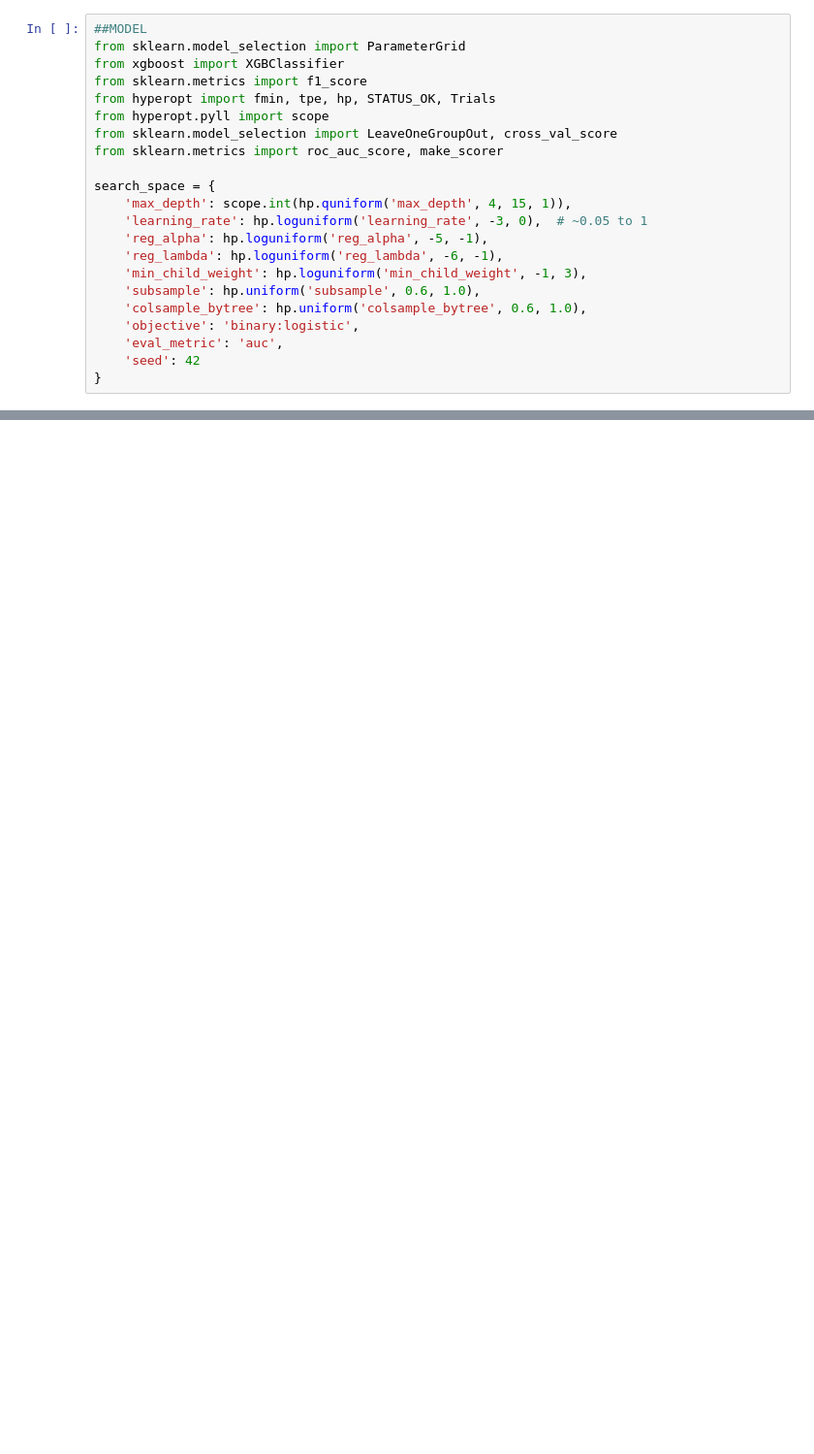
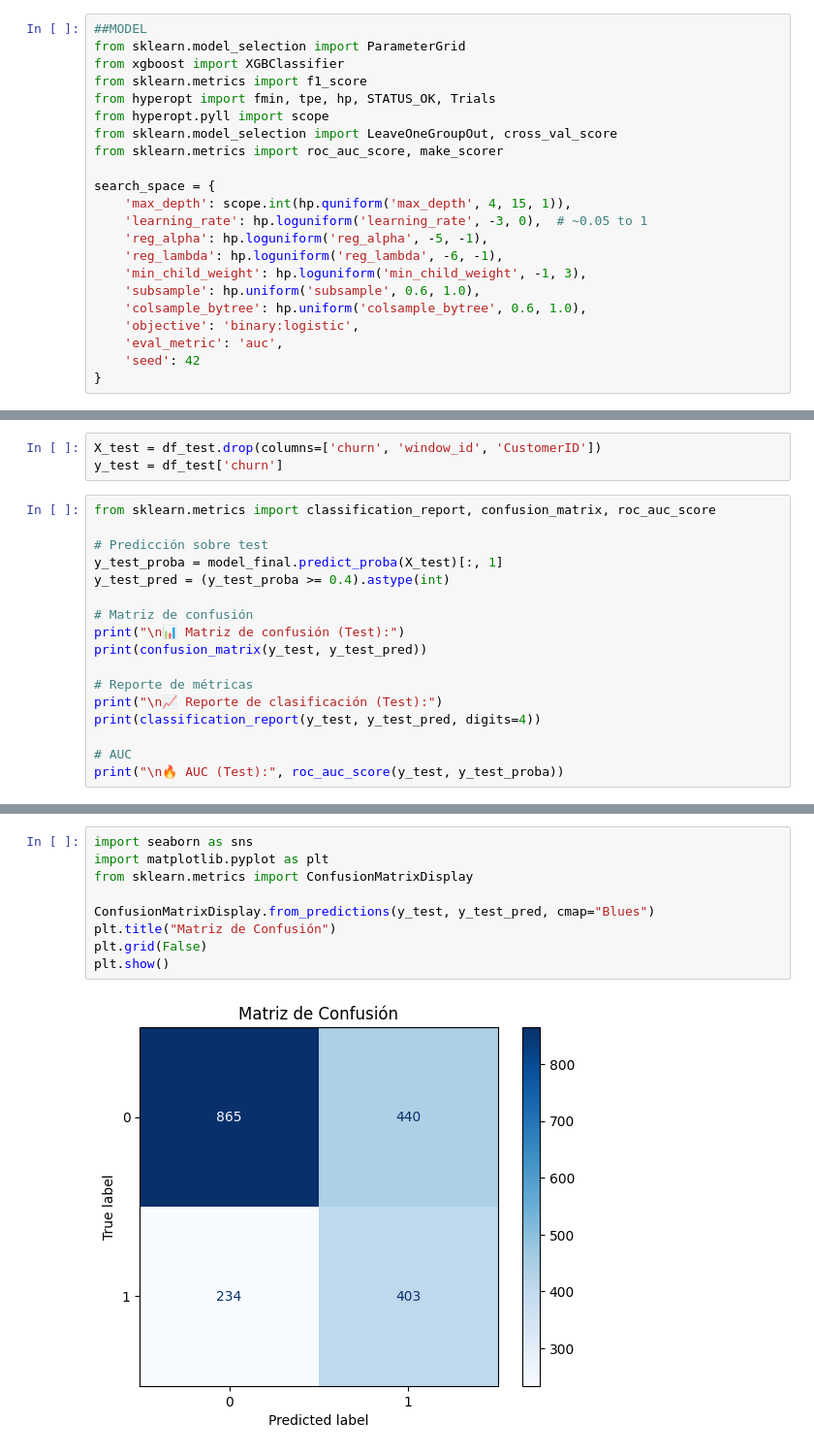
Before and after one commit to Leonel481/mlops-dtc-project, a Jupyter notebook: dev/churn.ipynb, the cells around one changed output, grey strips where cells are left out. Shown at 97% size. Saved outputs shown, nothing was run; the diff lists cells and outputs as text; blank space fills up the shorter version.

Commit message:
creating models

```diff
--- a/dev/churn.ipynb
+++ b/dev/churn.ipynb
@@ -1554,0 +1351,20 @@ plt.show()
+# %%
+X_test = df_test.drop(columns=['churn', 'window_id', 'CustomerID'])
+y_test = df_test['churn']
+# %%
+from sklearn.metrics import classification_report, confusion_matrix, roc_auc_score
+
+# Predicción sobre test
+y_test_proba = model_final.predict_proba(X_test)[:, 1]
+y_test_pred = (y_test_proba >= 0.4).astype(int)
+
+# Matriz de confusión
+print("\n📊 Matriz de confusión (Test):")
+print(confusion_matrix(y_test, y_test_pred))
+
+# Reporte de métricas
+print("\n📈 Reporte de clasificación (Test):")
+print(classification_report(y_test, y_test_pred, digits=4))
+
+# AUC
+print("\n🔥 AUC (Test):", roc_auc_score(y_test, y_test_proba))
@@ -1554,0 +1388,11 @@ plt.show()
+# %%
+import seaborn as sns
+import matplotlib.pyplot as plt
+from sklearn.metrics import ConfusionMatrixDisplay
+
+ConfusionMatrixDisplay.from_predictions(y_test, y_test_pred, cmap="Blues")
+plt.title("Matriz de Confusión")
+plt.grid(False)
+plt.show()
+# %% [output]
+[figure, added]
```
Also changed, not shown: parts of 7 cells of this notebook.
